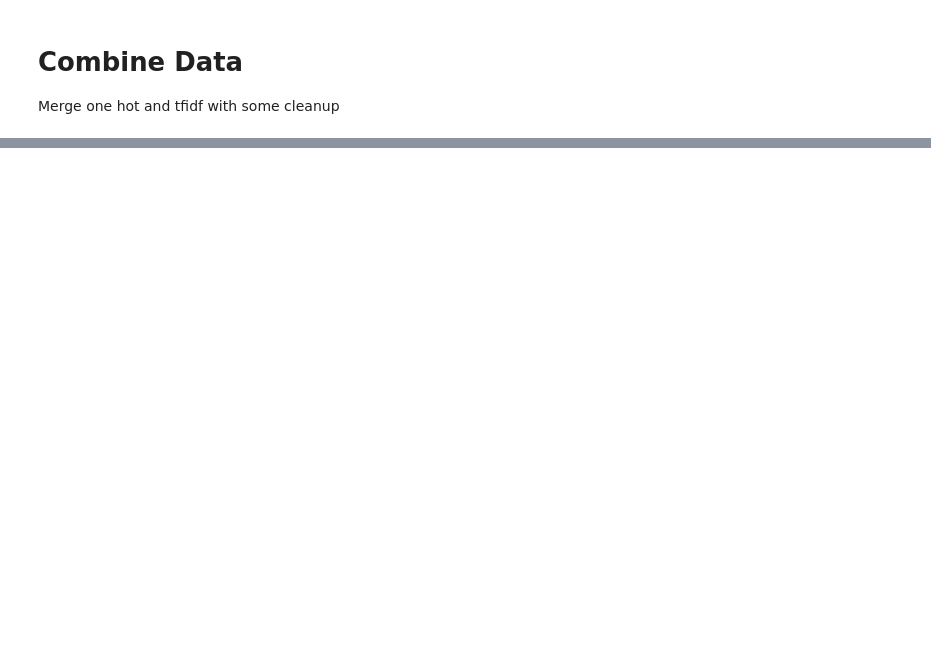
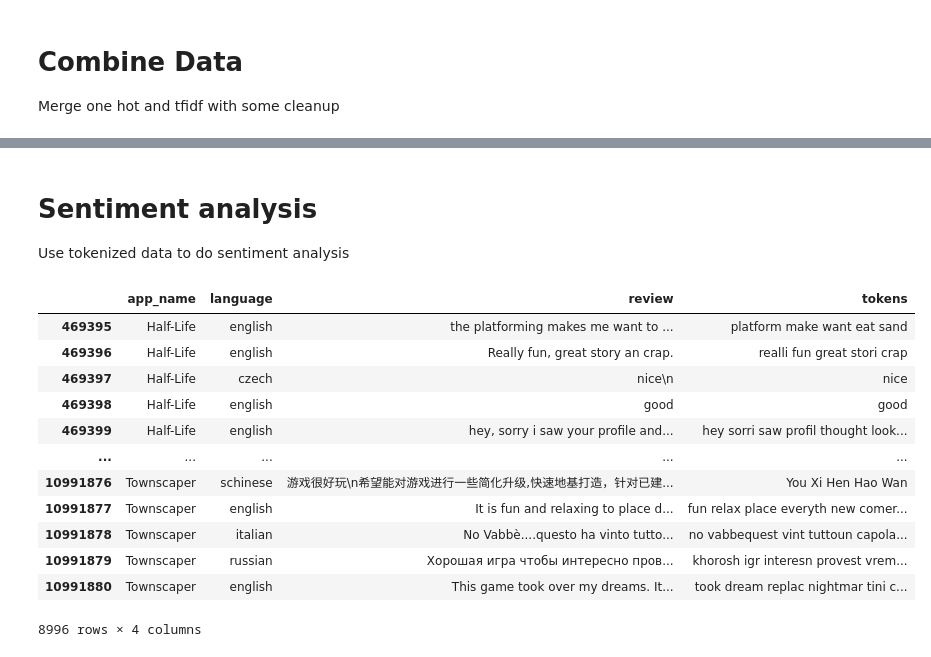
Before and after one commit to GuangzeLiu/GameClassification, a Jupyter notebook: GC_Preprocessing.ipynb, the cells around one changed output, grey strips where cells are left out. Saved outputs shown, nothing was run; the diff lists cells and outputs as text; code cells hidden in the pictures; blank space fills up the shorter version.

```diff
--- a/GC_Preprocessing.ipynb
+++ b/GC_Preprocessing.ipynb
@@ -333,0 +334,24 @@ df
+# %% [markdown]
+# Sentiment analysis
+Use tokenized data to do sentiment analysis
+# %%
+# Filter data  that have less or equal to 512 tokens
+df_target = df_target[df_target['tokens'].notnull()]
+#df_target.filter(len(str(df_target.tokens).split())<500)
+df_target2 = df_target[df_target["tokens"].apply(lambda x: len(x) <500)]
+#df["names"].apply(lambda x: len(x) > 500)
+df_target2
+# %% [output]
+|  | app_name | language | review | tokens |
+| 469395 | Half-Life | english | the platforming makes me want to ... | platform make want eat sand |
+| 469396 | Half-Life | english | Really fun, great story an crap. | realli fun great stori crap |
+| 469397 | Half-Life | czech | nice\n | nice |
+| 469398 | Half-Life | english | good | good |
+| 469399 | Half-Life | english | hey, sorry i saw your profile and... | hey sorri saw profil thought look... |
+| ... | ... | ... | ... | ... |
+| 10991876 | Townscaper | schinese | 游戏很好玩\n希望能对游戏进行一些简化升级,快速地基打造，针对已建... | You Xi Hen Hao Wan |
+| 10991877 | Townscaper | english | It is fun and relaxing to place d... | fun relax place everyth new comer... |
+| 10991878 | Townscaper | italian | No Vabbè....questo ha vinto tutto... | no vabbequest vint tuttoun capola... |
+| 10991879 | Townscaper | russian | Хорошая игра чтобы интересно пров... | khorosh igr interesn provest vrem... |
+| 10991880 | Townscaper | english | This game took over my dreams. It... | took dream replac nightmar tini c... |
+8996 rows × 4 columns
```
Also changed, not shown: parts of 9 cells of this notebook.
